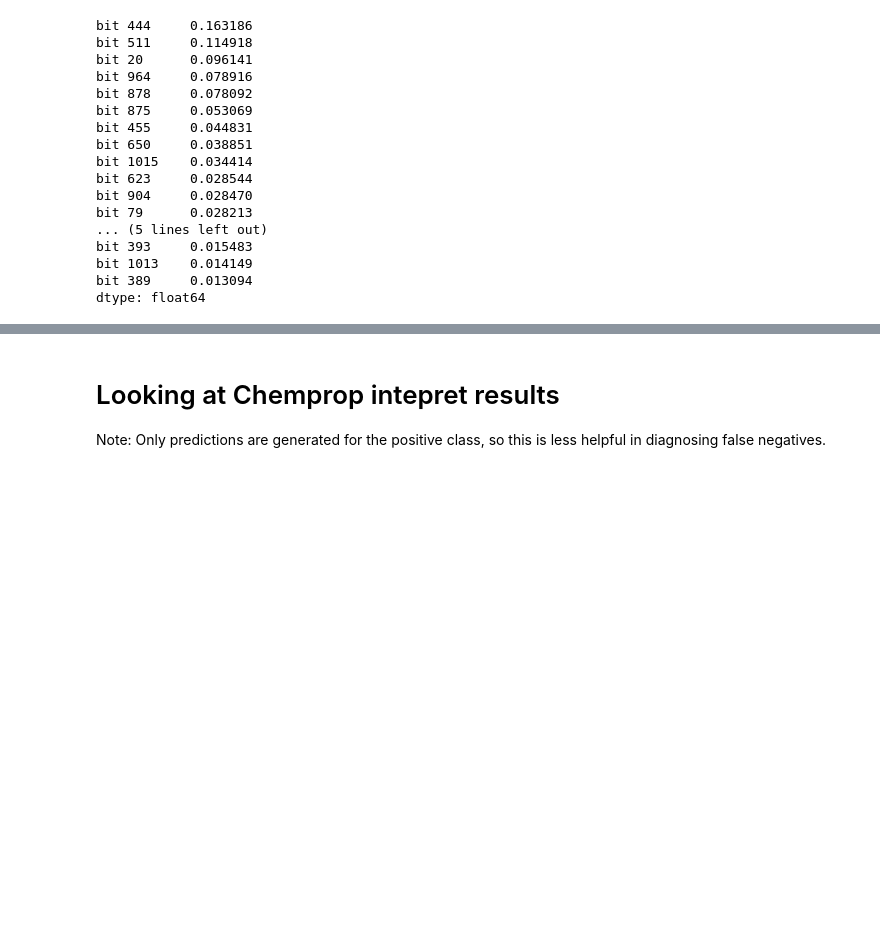
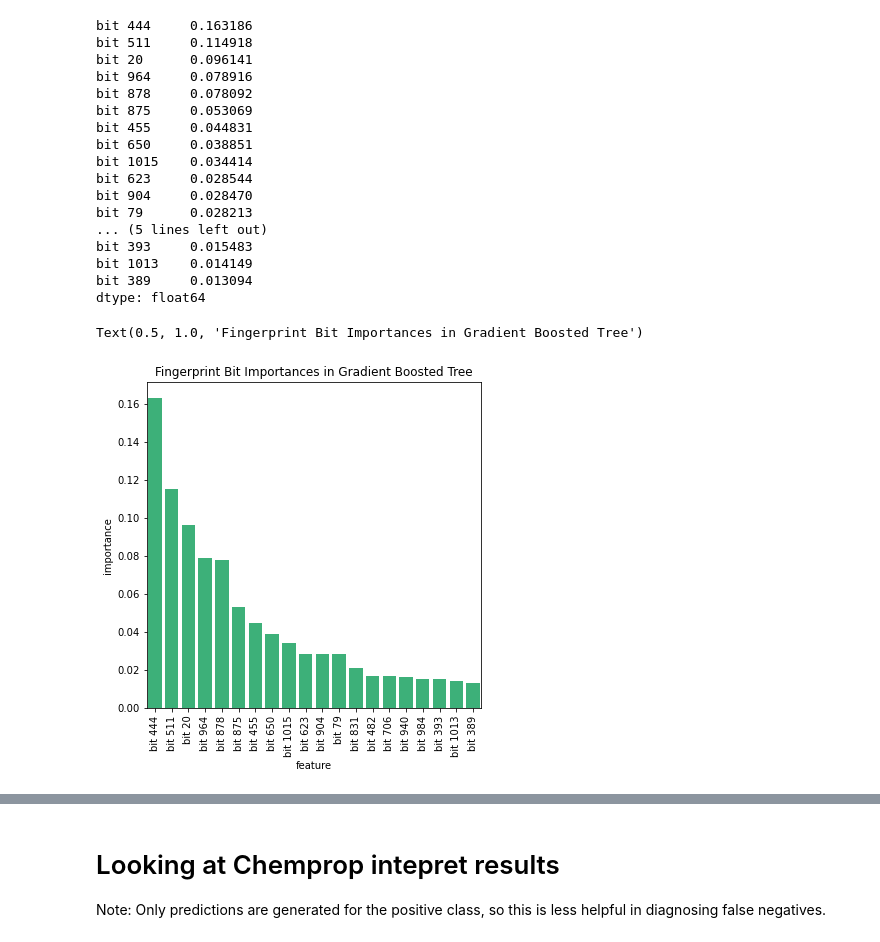
Before and after one commit to PJMichaels/Chemistry-Capstone, a Jupyter notebook: Bace_Eval.ipynb, the cells around one changed output, grey strips where cells are left out. Drawn from its saved outputs; the diff is of its cells as text; code cells hidden in the pictures; blank space fills up the shorter version.

```diff
--- a/Bace_Eval.ipynb
+++ b/Bace_Eval.ipynb
@@ -211,6 +234,17 @@ bit 393     0.015483
 bit 1013    0.014149
 bit 389     0.013094
 dtype: float64
+# %%
+fi_df=pd.DataFrame(gradient_boosted_imp.sort_values(ascending=False)[0:20]).reset_index()
+fi_df.columns=['feature','importance']
+fig,axes= plt.subplots(1,figsize=(6,6))
+sns.barplot(data=fi_df,x='feature',y='importance',axes=axes,color='#2ac37a')
+for label in axes.get_xticklabels():
+    label.set_rotation(90)
+axes.set_title('Fingerprint Bit Importances in Gradient Boosted Tree')
+# %% [output]
+Text(0.5, 1.0, 'Fingerprint Bit Importances in Gradient Boosted Tree')
+[figure, added]
 # %%
 # inspired by: http://rdkit.blogspot.com/2018/10/using-new-fingerprint-bit-rendering-code.html
 targets=[444,511,20,964,878,875,455,650,1015,623,904,79,831,482,706,940,984,393,1013,389]
```
Also changed, not shown: parts of 9 cells of this notebook.
